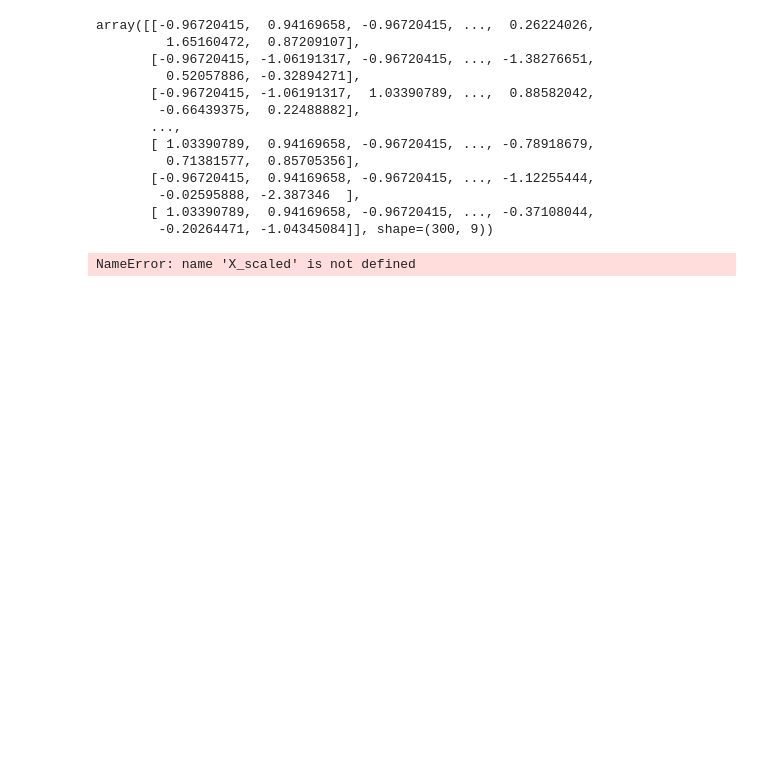
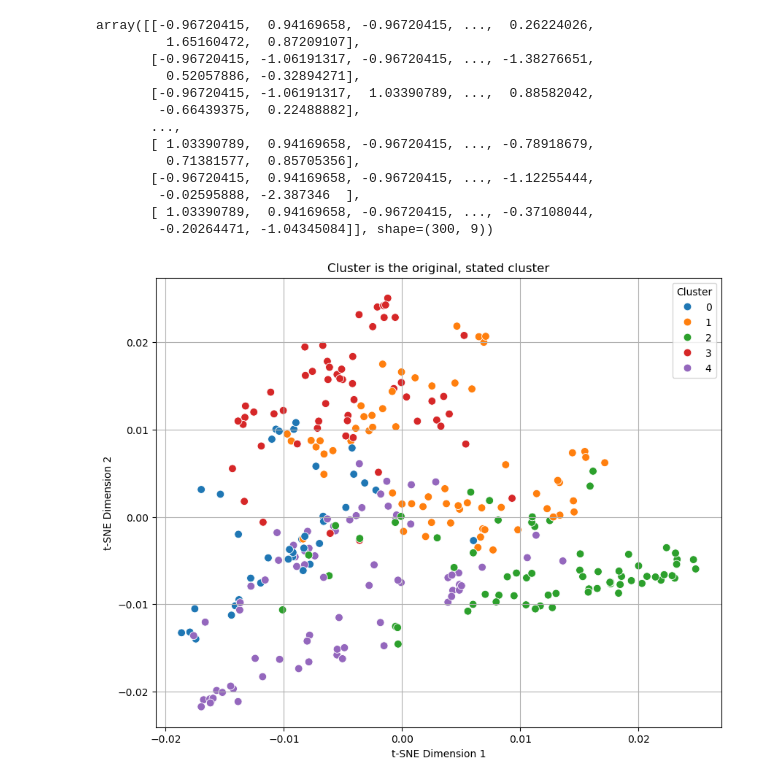
Before and after one commit to ucd25-cosmos-patternseekers/movie-analysis, a Jupyter notebook: dimension reduction.ipynb, the cells around one changed output. Saved outputs shown, nothing was run; the diff lists cells and outputs as text; code cells hidden in the pictures; blank space fills up the shorter version.

```diff
--- a/dimension reduction.ipynb
+++ b/dimension reduction.ipynb
@@ -34,18 +39,32 @@ array([[-0.96720415,  0.94169658, -0.96720415, ...,  0.26224026,
 # %%
 # from sklearn.decomposition import PCA
 # X_2D = PCA(n_components=2).fit_transform(X_scaled)
 
-from sklearn.manifold import TSNE
-tsne = TSNE(n_components=2, perplexity=30, max_iter=1000, random_state=42)
-X_2D = tsne.fit_transform(X_scaled)
+# from sklearn.manifold import TSNE
+# tsne = TSNE(n_components=2, perplexity=30, max_iter=1000, random_state=42)
+# X_2D = tsne.fit_transform(X_scaled)
+
+# from sklearn.manifold import MDS
+# X_2D = MDS(n_components=2, random_state=42).fit_transform(X_scaled)
+
+# from sklearn.manifold import Isomap
+# X_2D = Isomap(n_components=2).fit_transform(X_scaled)
+
+from sklearn.manifold import SpectralEmbedding
+X_2D = SpectralEmbedding(n_components=2, random_state=42).fit_transform(X_scaled)
+
+# from sklearn.neural_network import MLPRegressor
+# ae = MLPRegressor(hidden_layer_sizes=(32,), max_iter=2000, random_state=42)
+# ae.fit(X_scaled, X_scaled)
+# X_2D = ae.predict(X_scaled)[:, :2]
 
 plt.figure(figsize=(10, 8))
 sns.scatterplot(x=X_2D[:, 0], y=X_2D[:, 1], hue=X["cluster"], palette="tab10", s=60)
 plt.xlabel('t-SNE Dimension 1')
 plt.ylabel('t-SNE Dimension 2')
 plt.title('Cluster is the original, stated cluster')
 plt.legend(title='Cluster')
 plt.grid(True)
 plt.show()
 # %% [output]
-NameError: name 'X_scaled' is not defined
+[figure, added]
```
Also changed, not shown: parts of 1 cell of this notebook.
